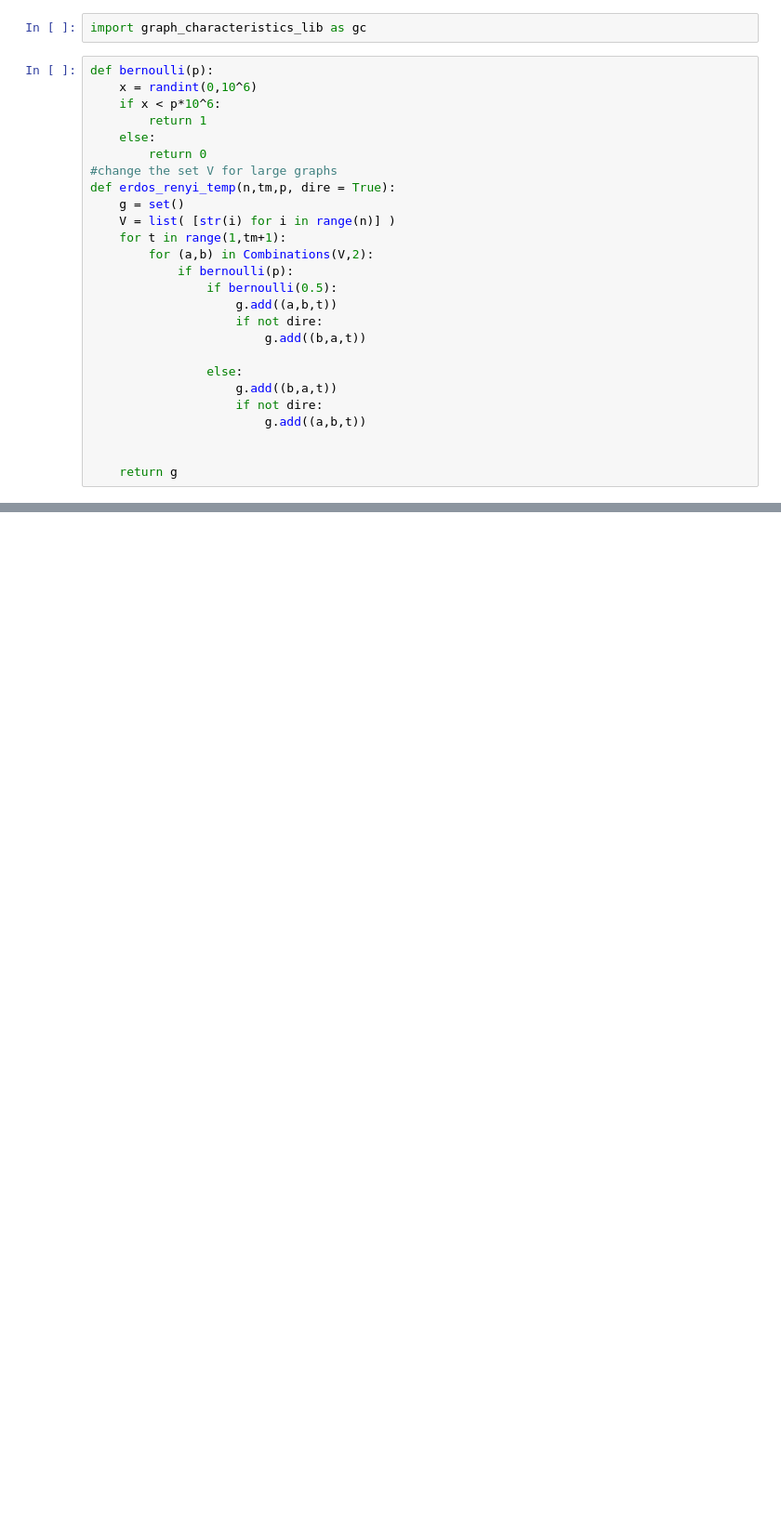
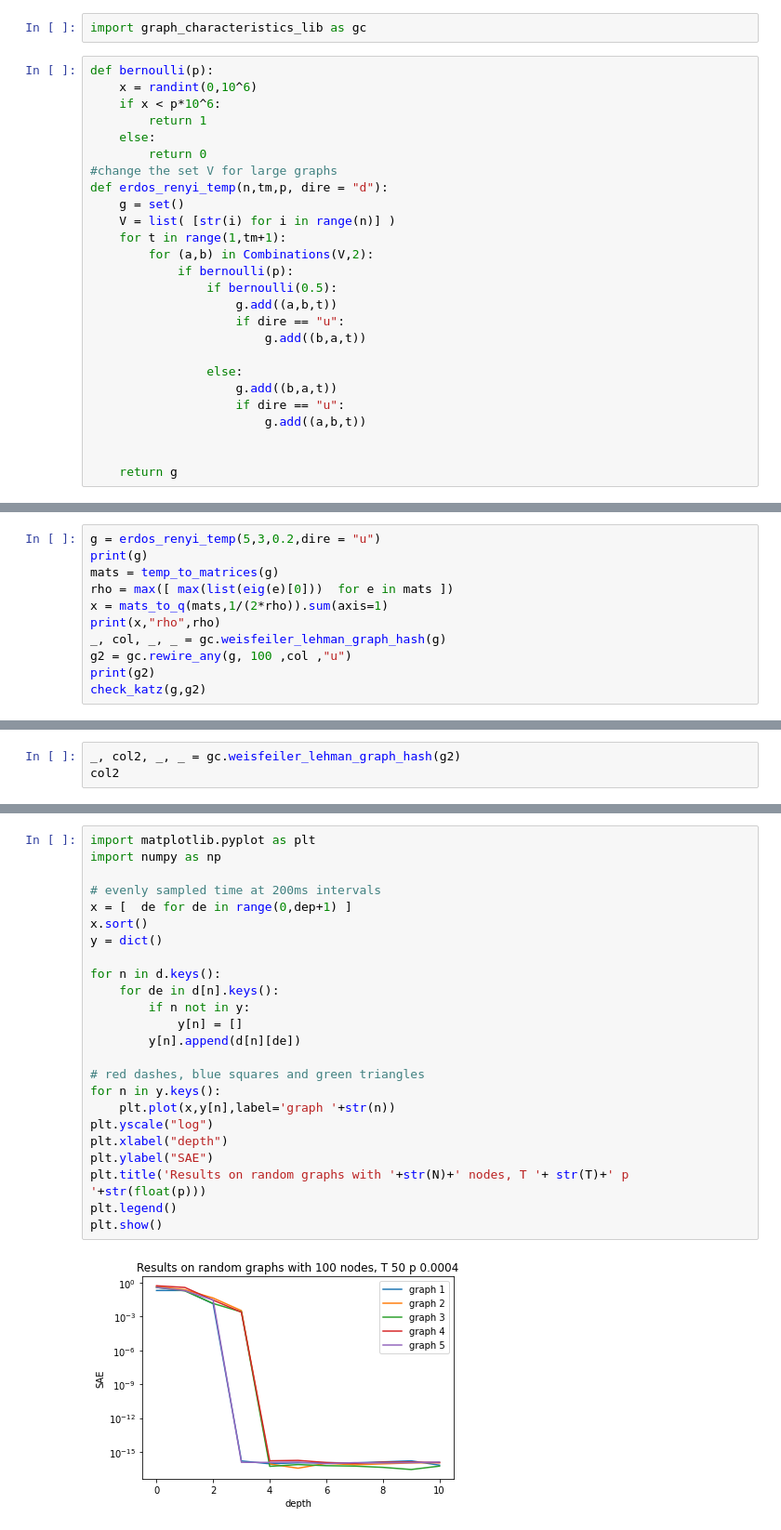
Before and after one commit to busyweaver/temporal_nest, a Jupyter notebook: synthetic_data.ipynb, the cells around one changed output, grey strips where cells are left out. Shown: that part at 93% size. Cells and saved outputs as stored; diff of their text form; blank space fills up the shorter version.

Commit message:
bug in rewire of undirected fixed and katz simulations ok

```diff
--- a/synthetic_data.ipynb
+++ b/synthetic_data.ipynb
@@ -8,7 +8,7 @@ def bernoulli(p):
     else:
         return 0
 #change the set V for large graphs
-def erdos_renyi_temp(n,tm,p, dire = True):
+def erdos_renyi_temp(n,tm,p, dire = "d"):
     g = set()
     V = list( [str(i) for i in range(n)] )
     for t in range(1,tm+1):
@@ -16,12 +16,12 @@ def erdos_renyi_temp(n,tm,p, dire = True):
             if bernoulli(p):
                 if bernoulli(0.5):
                     g.add((a,b,t))
-                    if not dire:
+                    if dire == "u":
                         g.add((b,a,t))
 
                 else:
                     g.add((b,a,t))
-                    if not dire:
+                    if dire == "u":
                         g.add((a,b,t))
 
 
@@ -71,0 +142,11 @@ p = 5/(n*T)
+# %%
+g = erdos_renyi_temp(5,3,0.2,dire = "u")
+print(g)
+mats = temp_to_matrices(g)
+rho = max([ max(list(eig(e)[0]))  for e in mats ])
+x = mats_to_q(mats,1/(2*rho)).sum(axis=1)
+print(x,"rho",rho)
+_, col, _, _ = gc.weisfeiler_lehman_graph_hash(g)
+g2 = gc.rewire_any(g, 100 ,col ,"u")
+print(g2)
+check_katz(g,g2)
@@ -71,0 +214,3 @@ p = 5/(n*T)
+# %%
+_, col2, _, _ = gc.weisfeiler_lehman_graph_hash(g2)
+col2
@@ -82,0 +287,26 @@ iteration 4
+# %%
+import matplotlib.pyplot as plt
+import numpy as np
+
+# evenly sampled time at 200ms intervals
+x = [  de for de in range(0,dep+1) ]
+x.sort()
+y = dict()
+
+for n in d.keys():
+    for de in d[n].keys():
+        if n not in y:
+            y[n] = []
+        y[n].append(d[n][de])
+
+# red dashes, blue squares and green triangles
+for n in y.keys():
+    plt.plot(x,y[n],label='graph '+str(n))
+plt.yscale("log")
+plt.xlabel("depth")
+plt.ylabel("SAE")
+plt.title('Results on random graphs with '+str(N)+' nodes, T '+ str(T)+' p '+str(float(p)))
+plt.legend()
+plt.show()
+# %% [output]
+[figure, added]
```
Also changed, not shown: parts of 8 cells of this notebook, 1 other file.
